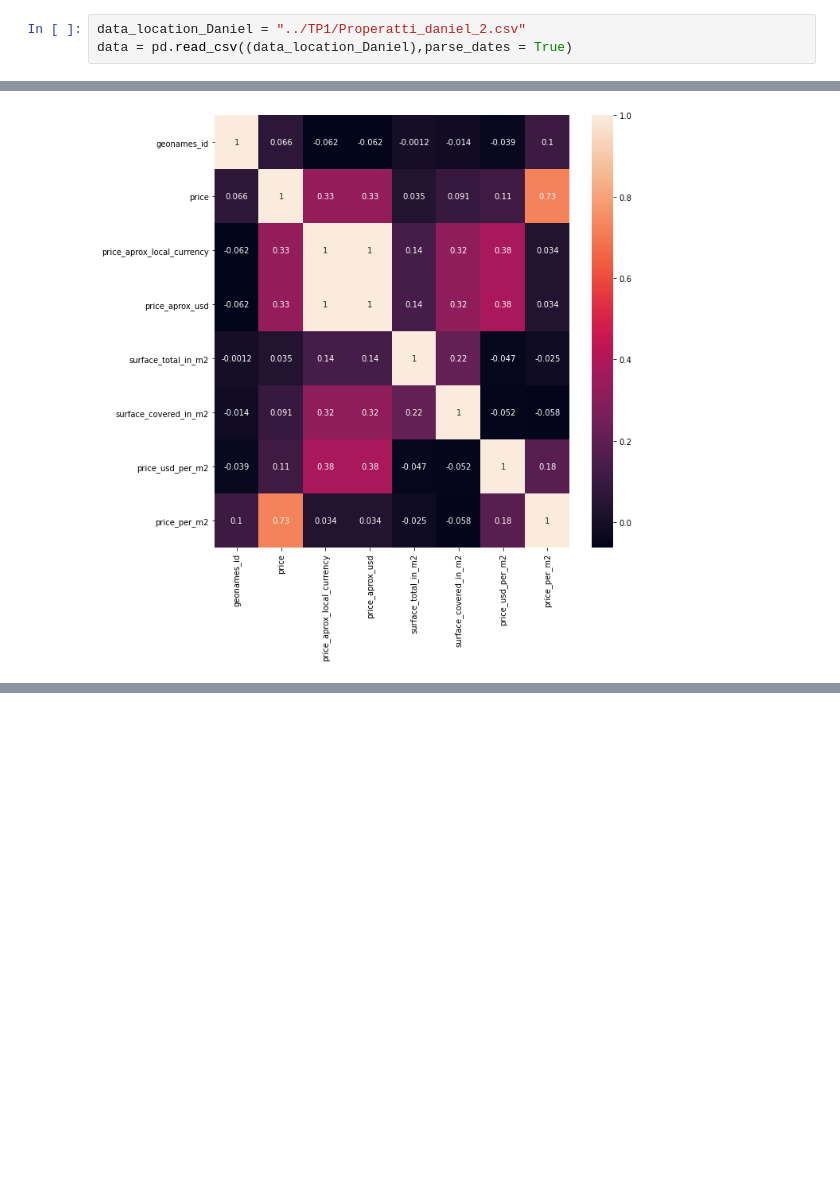
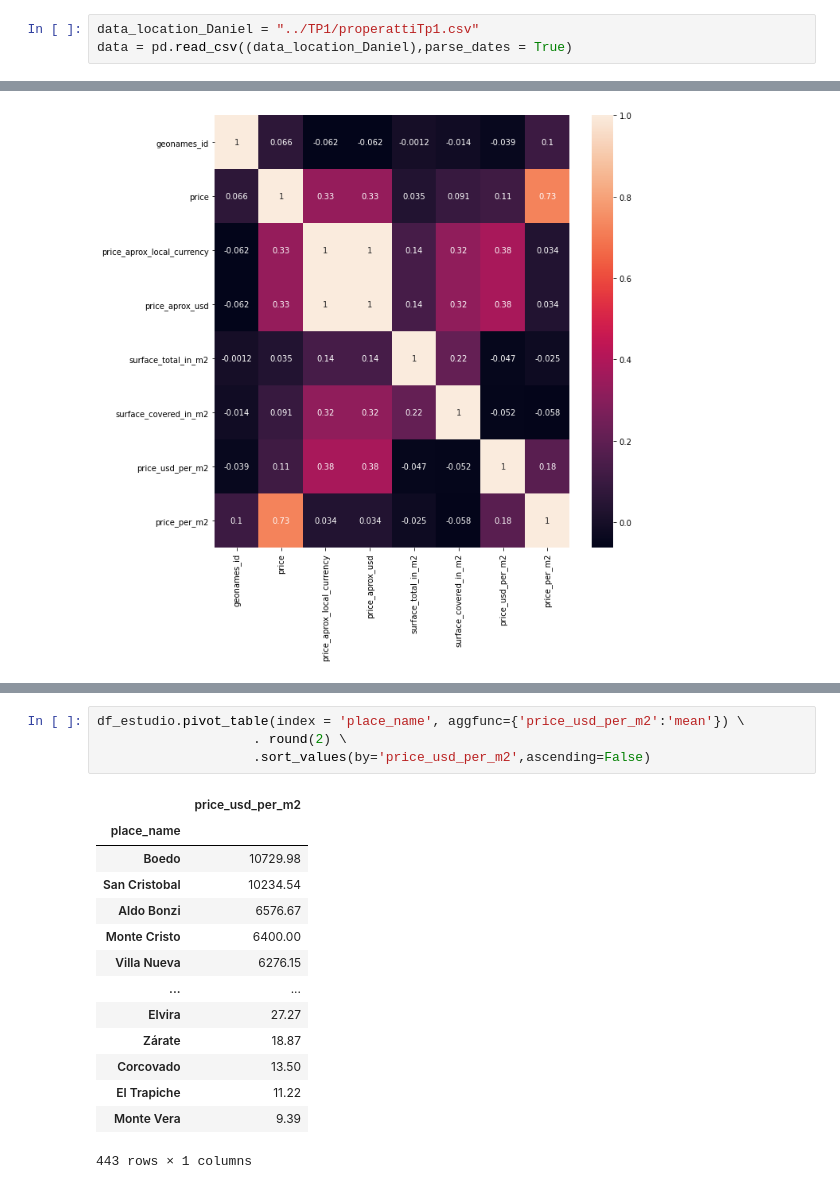
Before and after one commit to JuanV-Git/DHouseTpsGit, a Jupyter notebook: Tp1.ipynb, the cells around one changed output, grey strips where cells are left out. Drawn from its saved outputs; the diff is of its cells as text; blank space fills up the shorter version.

```diff
--- a/Tp1.ipynb
+++ b/Tp1.ipynb
@@ -93,5 +54,5 @@ dtype: float64
 # %%
-data_location_Daniel = "../TP1/Properatti_daniel_2.csv"
+data_location_Daniel = "../TP1/properattiTp1.csv"
 data = pd.read_csv((data_location_Daniel),parse_dates = True)
 # %%
 print(data.shape)
@@ -316,0 +310,19 @@ sns.heatmap(correlations, annot = True)
+# %%
+df_estudio.pivot_table(index = 'place_name', aggfunc={'price_usd_per_m2':'mean'}) \
+                    . round(2) \
+                    .sort_values(by='price_usd_per_m2',ascending=False)
+# %% [output]
+|  | price_usd_per_m2 |
+| place_name |  |
+| Boedo | 10729.98 |
+| San Cristobal | 10234.54 |
+| Aldo Bonzi | 6576.67 |
+| Monte Cristo | 6400.00 |
+| Villa Nueva | 6276.15 |
+| ... | ... |
+| Elvira | 27.27 |
+| Zárate | 18.87 |
+| Corcovado | 13.50 |
+| El Trapiche | 11.22 |
+| Monte Vera | 9.39 |
+443 rows × 1 columns
```
Also changed, not shown: parts of 10 cells of this notebook, 2 other files.
